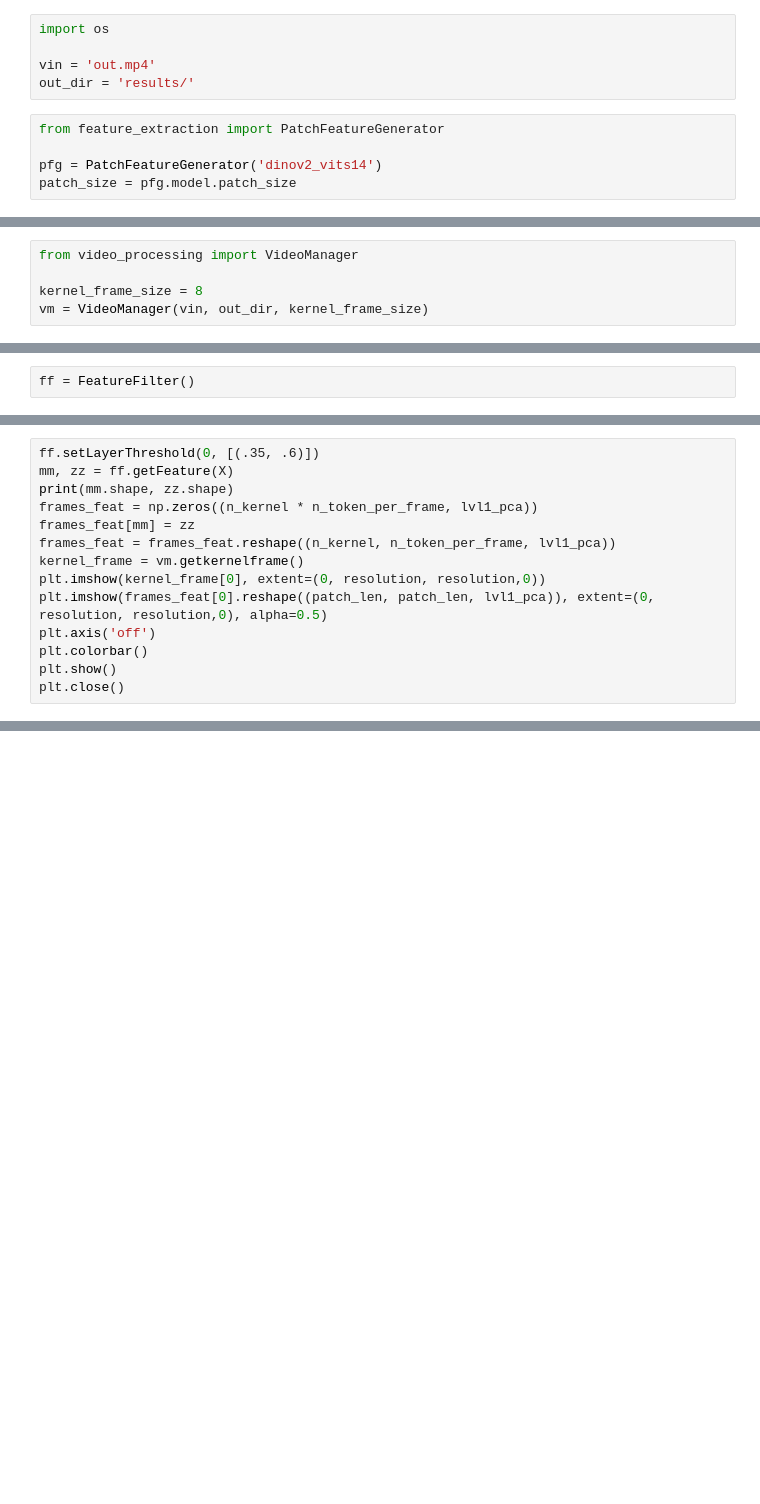
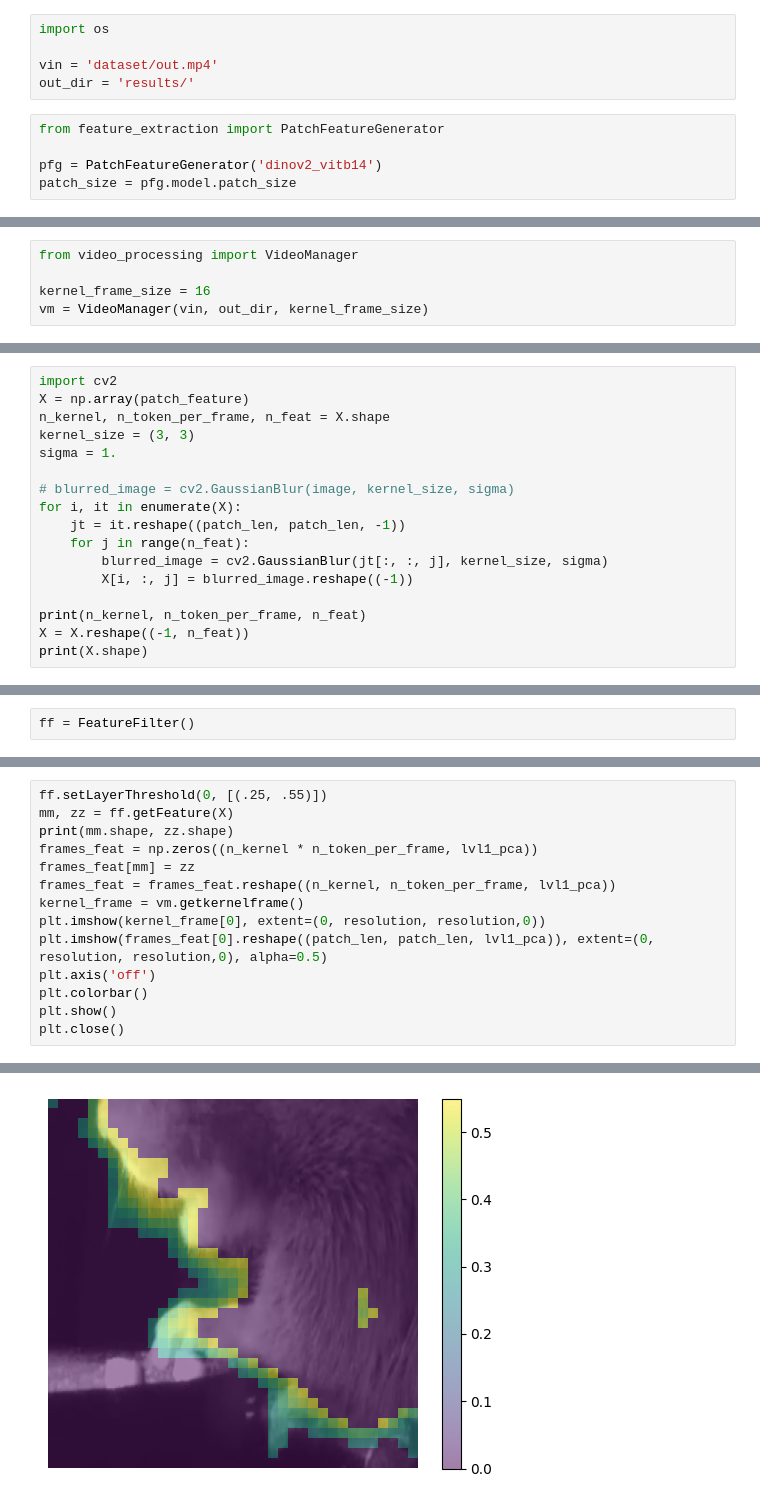
Before and after one commit to RaisoLiu/BLFV-GUI, a Jupyter notebook: example.ipynb, the cells around one changed output, grey strips where cells are left out. Cells and saved outputs as stored; diff of their text form; blank space fills up the shorter version.

```diff
--- a/example.ipynb
+++ b/example.ipynb
@@ -1,10 +1,10 @@
 # %%
 import os
 
-vin = 'out.mp4'
+vin = 'dataset/out.mp4'
 out_dir = 'results/'
 # %%
 from feature_extraction import PatchFeatureGenerator
 
-pfg = PatchFeatureGenerator('dinov2_vits14')
+pfg = PatchFeatureGenerator('dinov2_vitb14')
 patch_size = pfg.model.patch_size
@@ -11,5 +16,5 @@ patch_size = pfg.model.patch_size
 # %%
 from video_processing import VideoManager
 
-kernel_frame_size = 8
+kernel_frame_size = 16
 vm = VideoManager(vin, out_dir, kernel_frame_size)
@@ -60,0 +94,17 @@ print(X.shape)
+# %%
+import cv2
+X = np.array(patch_feature)
+n_kernel, n_token_per_frame, n_feat = X.shape
+kernel_size = (3, 3)
+sigma = 1.
+
+# blurred_image = cv2.GaussianBlur(image, kernel_size, sigma)
+for i, it in enumerate(X):
+    jt = it.reshape((patch_len, patch_len, -1))
+    for j in range(n_feat):
+        blurred_image = cv2.GaussianBlur(jt[:, :, j], kernel_size, sigma)
+        X[i, :, j] = blurred_image.reshape((-1))
+
+print(n_kernel, n_token_per_frame, n_feat)
+X = X.reshape((-1, n_feat))
+print(X.shape)
@@ -78,5 +138,5 @@ plt.close()
 # %%
-ff.setLayerThreshold(0, [(.35, .6)])
+ff.setLayerThreshold(0, [(.25, .55)])
 mm, zz = ff.getFeature(X)
 print(mm.shape, zz.shape)
 frames_feat = np.zeros((n_kernel * n_token_per_frame, lvl1_pca))
@@ -89,3 +149,4 @@ plt.axis('off')
 plt.colorbar()
 plt.show()
 plt.close()
+# %% [output]
@@ -92,3 +154,4 @@ plt.close()
+[figure, added]
 # %%
 plt.figure(figsize=(10, 8))
 for i, _ in enumerate(kernel_frame):
```
Also changed, not shown: parts of 27 cells of this notebook, 4 other files.
